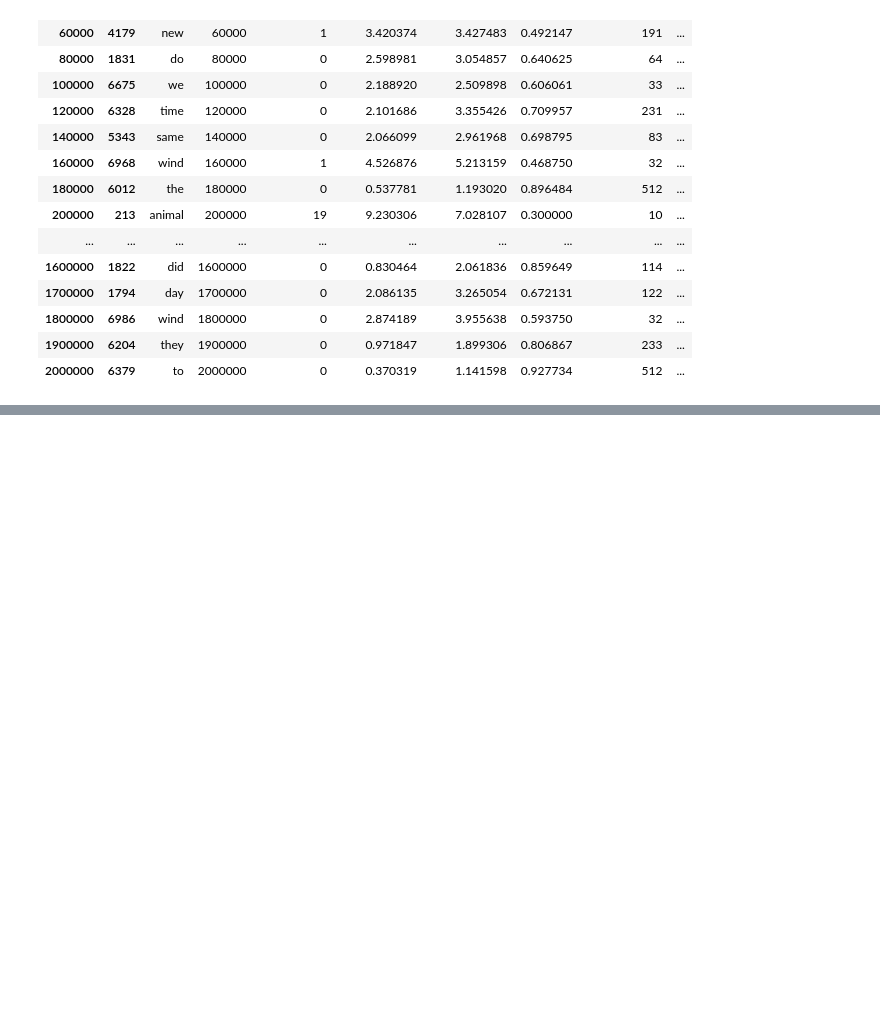
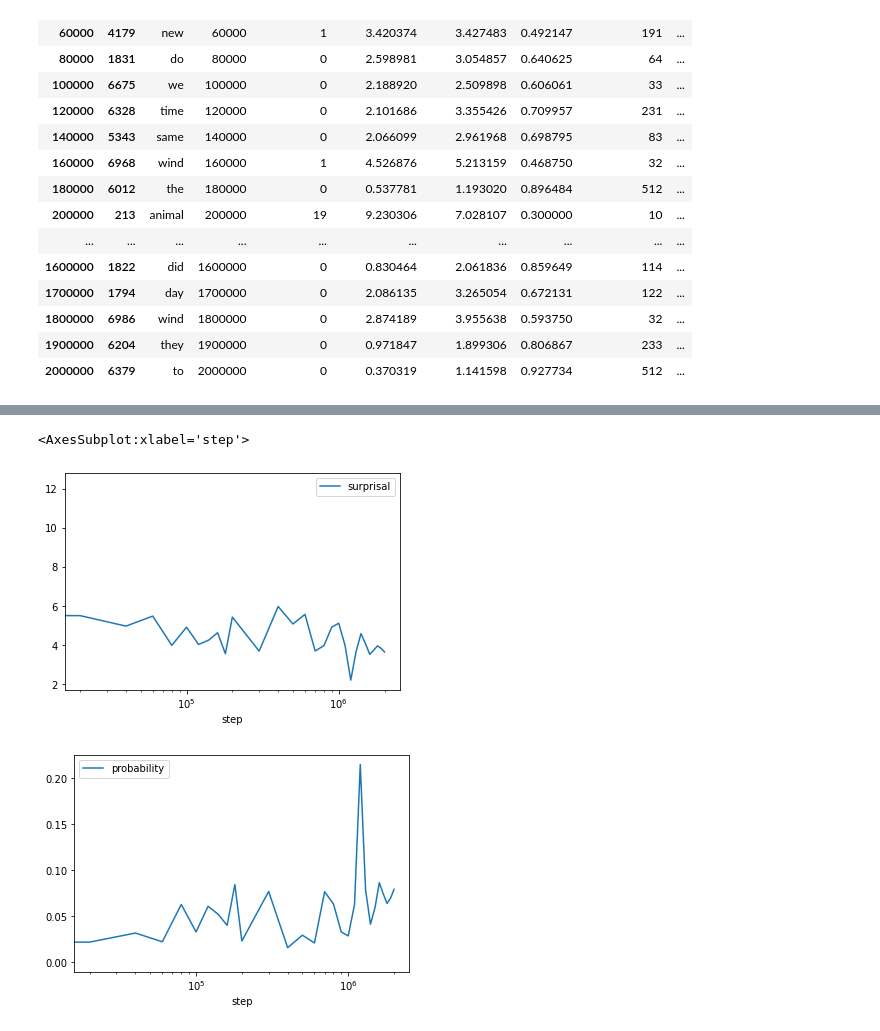
Before and after one commit to NazaninShafiabadi/word-acquisition-language-models, a Jupyter notebook: scripts/analyses.ipynb, the cells around one changed output, grey strips where cells are left out. Cells and saved outputs as stored; diff of their text form; code cells hidden in the pictures; blank space fills up the shorter version.

Commit message:
refined pipeline for retrieving the identity of a masked token in a sentence

```diff
--- a/scripts/analyses.ipynb
+++ b/scripts/analyses.ipynb
@@ -466,3 +466,24 @@ def unmask(sentence, checkpoint):
     surprisal = -torch.log2(top_token_prob).item()
 
     return predicted_token, top_token_prob.item(), surprisal
+# %%
+def get_prediction_data(sentence, model):
+    prediction_data = {'step': [], 'prediction': [], 'probability': [], 'surprisal': []}
+    steps = list(range(0, 200_000, 20_000)) + list(range(200_000, 2_100_000, 100_000))
+    for step in steps:
+        checkpoint = model + f'-step_{step//1000}k'
+
+        unmasked_token, probability, surprisal = unmask(sentence, checkpoint)
+
+        prediction_data['step'].append(step)
+        prediction_data['prediction'].append(unmasked_token)
+        prediction_data['probability'].append(probability)
+        prediction_data['surprisal'].append(surprisal)
+
+    return pd.DataFrame(prediction_data)
+# %%
+sentence = 'The dogs [MASK].'
+model = 'google/multiberts-seed_0'
+
+df_1 = get_prediction_data(sentence, model)
+df_1
@@ -469,2 +508,9 @@ def unmask(sentence, checkpoint):
+# %%
+df_1.plot(x='step', y='surprisal', logx=True)
+df_1.plot(x='step', y='probability', logx=True)
+# %% [output]
+<AxesSubplot:xlabel='step'>
+[figure, added]
+[figure, added]
 # %%
 sentence = 'The dogs in the park [MASK].'
```
Also changed, not shown: parts of 5 cells of this notebook.
